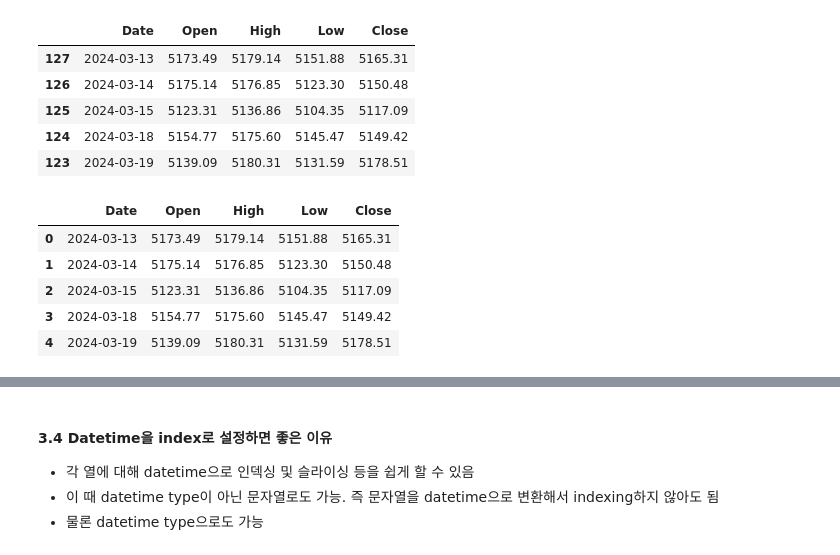
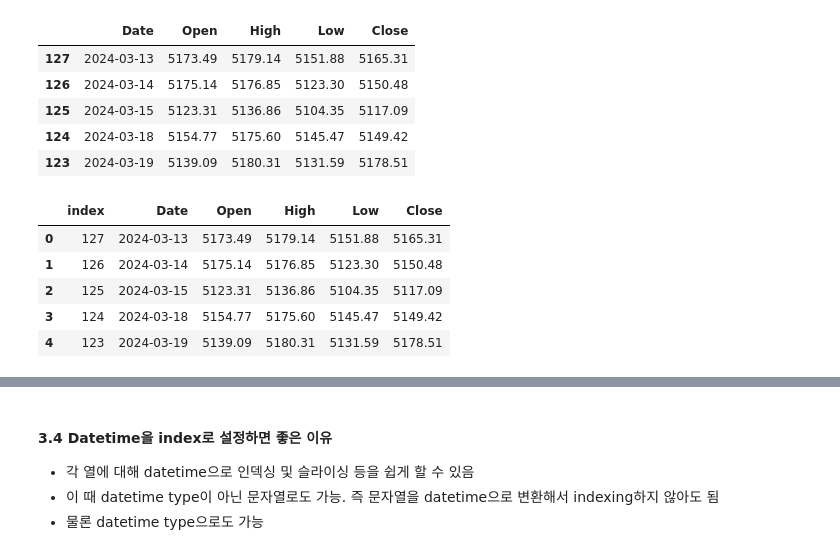
Before and after one commit to supark1227/DataAnalysis, a Jupyter notebook: 10_TimeSeries.ipynb, the cells around one changed output, grey strips where cells are left out. Cells and saved outputs as stored; diff of their text form; code cells hidden in the pictures.

```diff
--- a/10_TimeSeries.ipynb
+++ b/10_TimeSeries.ipynb
@@ -229,12 +237,11 @@ df.head()
 | 124 | 2024-03-18 | 5154.77 | 5175.60 | 5145.47 | 5149.42 |
 | 123 | 2024-03-19 | 5139.09 | 5180.31 | 5131.59 | 5178.51 |
 # %%
-df = df.reset_index(drop=True)
-df.head()
+df.reset_index().head()
 # %% [output]
-|  | Date | Open | High | Low | Close |
-| 0 | 2024-03-13 | 5173.49 | 5179.14 | 5151.88 | 5165.31 |
-| 1 | 2024-03-14 | 5175.14 | 5176.85 | 5123.30 | 5150.48 |
-| 2 | 2024-03-15 | 5123.31 | 5136.86 | 5104.35 | 5117.09 |
-| 3 | 2024-03-18 | 5154.77 | 5175.60 | 5145.47 | 5149.42 |
-| 4 | 2024-03-19 | 5139.09 | 5180.31 | 5131.59 | 5178.51 |
+|  | index | Date | Open | High | Low | Close |
+| 0 | 127 | 2024-03-13 | 5173.49 | 5179.14 | 5151.88 | 5165.31 |
+| 1 | 126 | 2024-03-14 | 5175.14 | 5176.85 | 5123.30 | 5150.48 |
+| 2 | 125 | 2024-03-15 | 5123.31 | 5136.86 | 5104.35 | 5117.09 |
+| 3 | 124 | 2024-03-18 | 5154.77 | 5175.60 | 5145.47 | 5149.42 |
+| 4 | 123 | 2024-03-19 | 5139.09 | 5180.31 | 5131.59 | 5178.51 |
```
Also changed, not shown: parts of 13 cells of this notebook.
